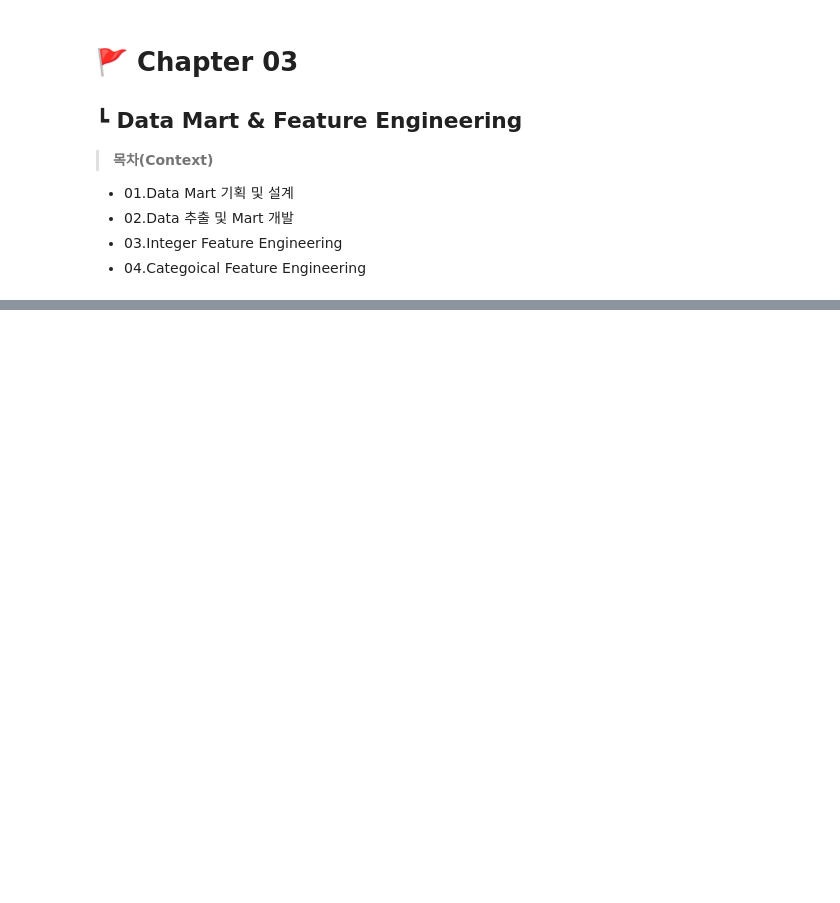
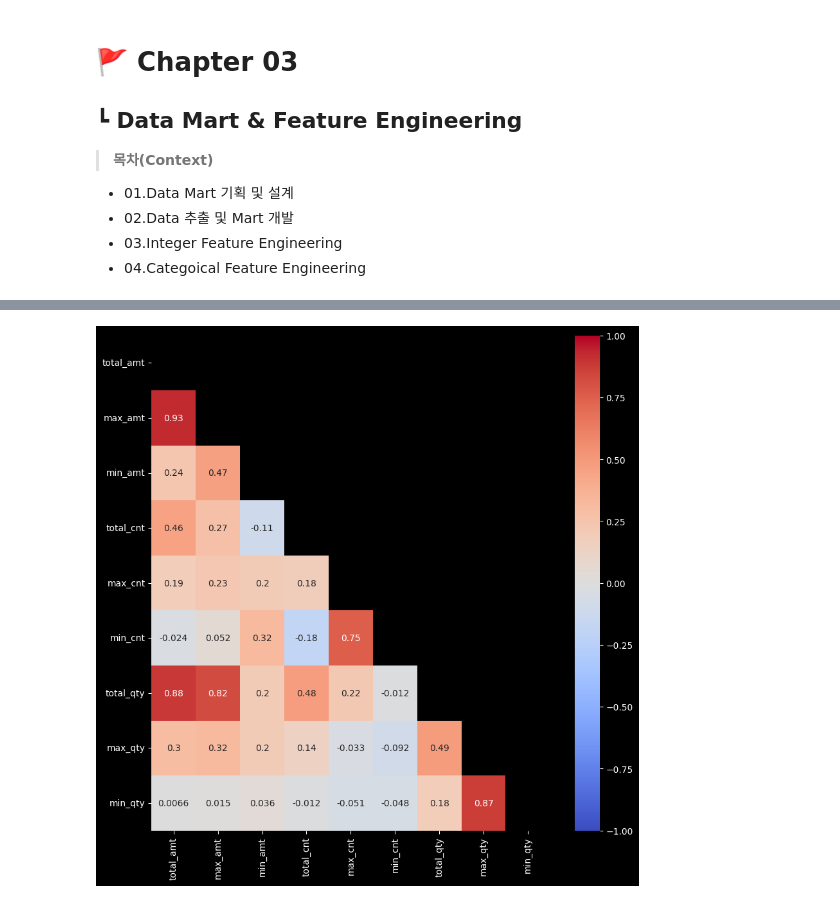
Before and after one commit to jx-dohwan/Study_ML_basics, a Jupyter notebook: Data_analysis_process/데이터_분석_프로세스_(step_by_step).ipynb, the cells around one changed output, grey strips where cells are left out. Drawn from its saved outputs; the diff is of its cells as text; code cells hidden in the pictures; blank space fills up the shorter version.

```diff
--- a/Data_analysis_process/데이터_분석_프로세스_(step_by_step).ipynb
+++ b/Data_analysis_process/데이터_분석_프로세스_(step_by_step).ipynb
@@ -956,0 +1152,4 @@ df_all_sample.shape
+# %%
+# ▶ 변수 생성 시작 (max_cnt, min_cnt)
+df_mart[['max_cnt', 'min_cnt']] = pd.DataFrame(df_origin_sample.groupby(['bsym', 'CustomerID', 'InvoiceNo'])['StockCode'].agg(stock_cnt = 'nunique').reset_index()).groupby(['bsym', 'CustomerID'])['stock_cnt'].agg(max_cnt = ('max'), min_cnt = ('min')).reset_index()[['max_cnt', 'min_cnt']]
+df_mart
@@ -956,0 +1204,4 @@ df_all_sample.shape
+# %%
+# ▶ 변수 생성 시작 (total_qty, max_qty, min_qty)
+df_mart[['total_qty', 'max_qty', 'min_qty']] = df_origin_sample.groupby(['bsym', 'CustomerID'])['Quantity'].agg(total_qty = 'sum', max_qty = 'max', min_qty = 'min').reset_index()[['total_qty', 'max_qty', 'min_qty']]
+df_mart
@@ -956,0 +1262,4 @@ df_all_sample.shape
+# %%
+# ▶ 변수 생성 시작 (country)
+df_mart['Country'] = df_origin_sample.groupby(['bsym', 'CustomerID'])['Country'].agg(country = 'first').reset_index()['country']
+df_mart
@@ -956,0 +1280,4 @@ df_all_sample.shape
+# %%
+# ▶ target join
+df_mart = pd.merge(df_mart, df_all_sample[['bsym', 'CustomerID', 'target']], how='left', on=['bsym', 'CustomerID'])
+df_mart
@@ -956,0 +1342,11 @@ df_all_sample.shape
+# %%
+# ▶ heatmap plot
+import seaborn as sns
+# ▶ 모든 조합, 상관계수 표현
+
+df_pair = df_mart[['total_amt', 'max_amt', 'min_amt', 'total_cnt','max_cnt', 'min_cnt', 'total_qty', 'max_qty', 'min_qty']]
+mask = np.triu(np.ones_like(df_pair.corr(), dtype=np.bool))
+sns.heatmap(df_pair.corr(), vmin = -1, vmax = +1, annot = True, cmap = 'coolwarm', mask = mask);
+plt.gcf().set_size_inches(10, 10)
+# %% [output]
+[figure, added]
```
Also changed, not shown: parts of 29 cells of this notebook.
